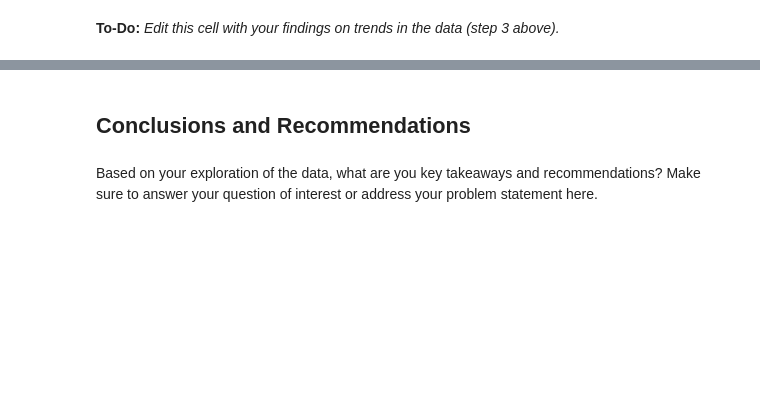
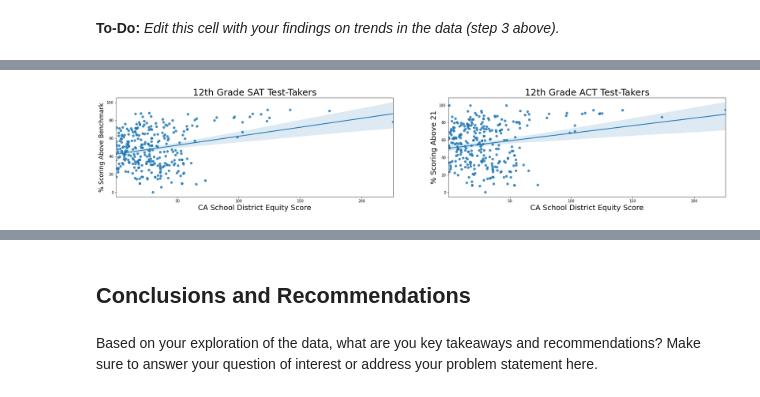
Before and after one commit to griffinbran/Temp-Repo-1, a Jupyter notebook: code/starter-code.ipynb, the cells around one changed output, grey strips where cells are left out. Saved outputs shown, nothing was run; the diff lists cells and outputs as text; code cells hidden in the pictures; blank space fills up the shorter version.

```diff
--- a/code/starter-code.ipynb
+++ b/code/starter-code.ipynb
@@ -675,0 +749,19 @@ sns.catplot(  x='score', y='pct_over_benchmark_act', data=finaldf, kind='box', s
+# %%
+# Code
+# 4. Scatter Plots
+fig, (ax0, ax1) = plt.subplots(nrows=1,ncols=2, sharey=False, figsize = (30, 5));
+
+#Plot scatter plot of percentage of seniors scoring above benchmark SAT scores as a function of School District Equity Score
+sns.regplot( x='score', y='pct_over_benchmark_sat', data=finaldf, ax=ax0);
+# Plot scatter plot of percentage of seniors scoring above benchmark SACT composite scores as a function of School District Equity Score
+sns.regplot( x='score', y='pct_over_benchmark_act', data=finaldf,ax=ax1,);
+
+ax0.set_xlabel('CA School District Equity Score',fontsize=20);
+ax0.set_ylabel('% Scoring Above Benchmark',fontsize=17);
+ax0.set_title('12th Grade SAT Test-Takers',fontsize=25)
+
+ax1.set_xlabel('CA School District Equity Score',fontsize=20);
+ax1.set_ylabel( '% Scoring Above 21',fontsize=20);
+ax1.set_title('12th Grade ACT Test-Takers',fontsize=25);
+# %% [output]
+[figure, added]
```
Also changed, not shown: parts of 20 cells of this notebook.
